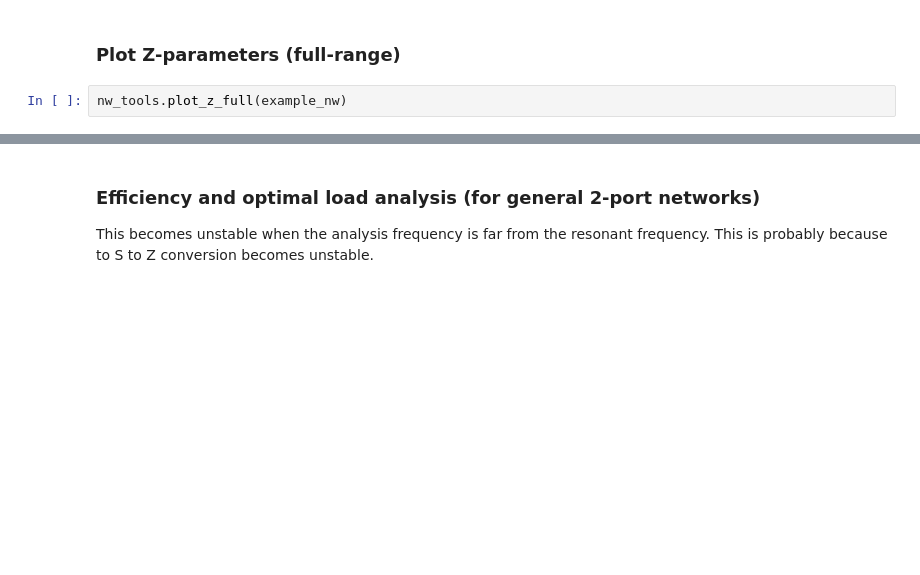
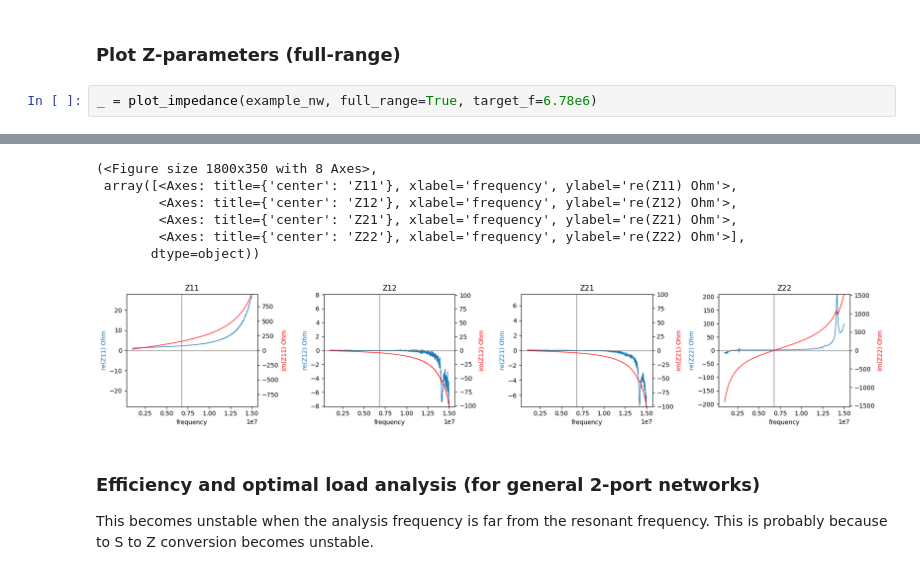
Before and after one commit to t-sasatani/wpt-tools, a Jupyter notebook: examples/analysis.ipynb, the cells around one changed output, grey strips where cells are left out. Drawn from its saved outputs; the diff is of its cells as text; blank space fills up the shorter version.

```diff
--- a/examples/analysis.ipynb
+++ b/examples/analysis.ipynb
@@ -14,5 +16,6 @@ example_nw = RichNetwork.from_touchstone('./assets/sample.s2p')
 example_nw.set_f_target_range(target_f=6.78e6, range_f=1e6)
 # %% [markdown]
 ### Plot Z-parameters (full-range)
-# %%
-nw_tools.plot_z_full(example_nw)
+# %%
+_ = plot_impedance(example_nw, full_range=True, target_f=6.78e6)
+# %% [output]
@@ -19,3 +23,10 @@ nw_tools.plot_z_full(example_nw)
+(<Figure size 1800x350 with 8 Axes>,
+ array([<Axes: title={'center': 'Z11'}, xlabel='frequency', ylabel='re(Z11) Ohm'>,
+        <Axes: title={'center': 'Z12'}, xlabel='frequency', ylabel='re(Z12) Ohm'>,
+        <Axes: title={'center': 'Z21'}, xlabel='frequency', ylabel='re(Z21) Ohm'>,
+        <Axes: title={'center': 'Z22'}, xlabel='frequency', ylabel='re(Z22) Ohm'>],
+       dtype=object))
+[figure, added]
 # %% [markdown]
 ### Efficiency and optimal load analysis (for general 2-port networks)
 This becomes unstable when the analysis frequency is far from the resonant frequency.
```
Also changed, not shown: parts of 6 cells of this notebook, 4 other files.
